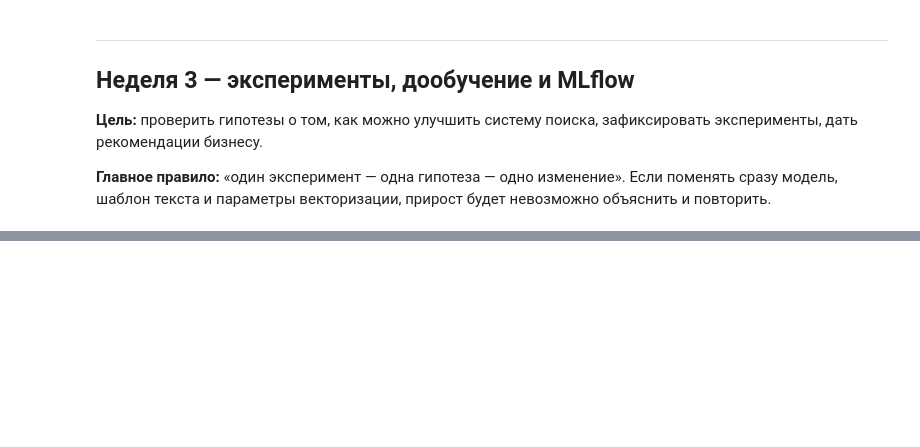
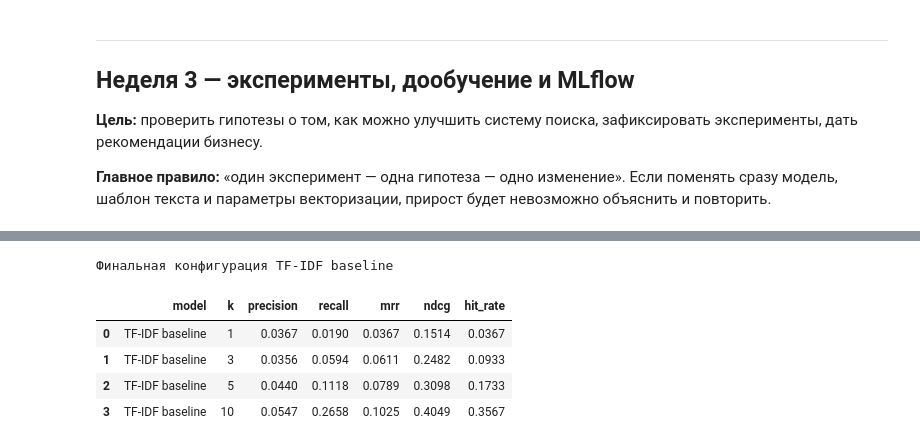
Before and after one commit to kkaatey/project-month-week2, a Jupyter notebook: semantic_search_project.ipynb, the cells around one changed output, grey strips where cells are left out. Saved outputs shown, nothing was run; the diff lists cells and outputs as text; code cells hidden in the pictures; blank space fills up the shorter version.

Commit message:
Complete project month week 3 experiments

```diff
--- a/semantic_search_project.ipynb
+++ b/semantic_search_project.ipynb
@@ -591,0 +694,29 @@ RUN_FINAL_TEST_EVAL = False   # Переведите в True, когда кон
+# %%
+test_filtered = queries_test[
+    queries_test["item_id"].isin(evaluation_catalog["imt_id"])
+].copy()
+test_query_table = test_filtered[["query_id", "query_text"]].drop_duplicates("query_id")
+test_relevance = {
+    query_id: dict(zip(group["item_id"], group["relevance"]))
+    for query_id, group in test_filtered.groupby("query_id")
+}
+
+final_rankings = build_rankings(test_query_table, [best_method])
+final_test_detailed = evaluate_rankings(final_rankings, test_relevance)
+final_test_summary = (
+    final_test_detailed.groupby(["model", "k"])[["precision", "recall", "mrr", "ndcg", "hit_rate"]]
+    .mean()
+    .reset_index()
+)
+final_test_detailed.to_csv("week3_final_test_detailed.csv", index=False)
+final_test_summary.to_csv("week3_final_test_metrics.csv", index=False)
+
+print("Финальная конфигурация", best_method)
+display(final_test_summary.round(4))
+# %% [output]
+Финальная конфигурация TF-IDF baseline
+|  | model | k | precision | recall | mrr | ndcg | hit_rate |
+| 0 | TF-IDF baseline | 1 | 0.0367 | 0.0190 | 0.0367 | 0.1514 | 0.0367 |
+| 1 | TF-IDF baseline | 3 | 0.0356 | 0.0594 | 0.0611 | 0.2482 | 0.0933 |
+| 2 | TF-IDF baseline | 5 | 0.0440 | 0.1118 | 0.0789 | 0.3098 | 0.1733 |
+| 3 | TF-IDF baseline | 10 | 0.0547 | 0.2658 | 0.1025 | 0.4049 | 0.3567 |
```
Also changed, not shown: parts of 15 cells of this notebook, 11 other files.
